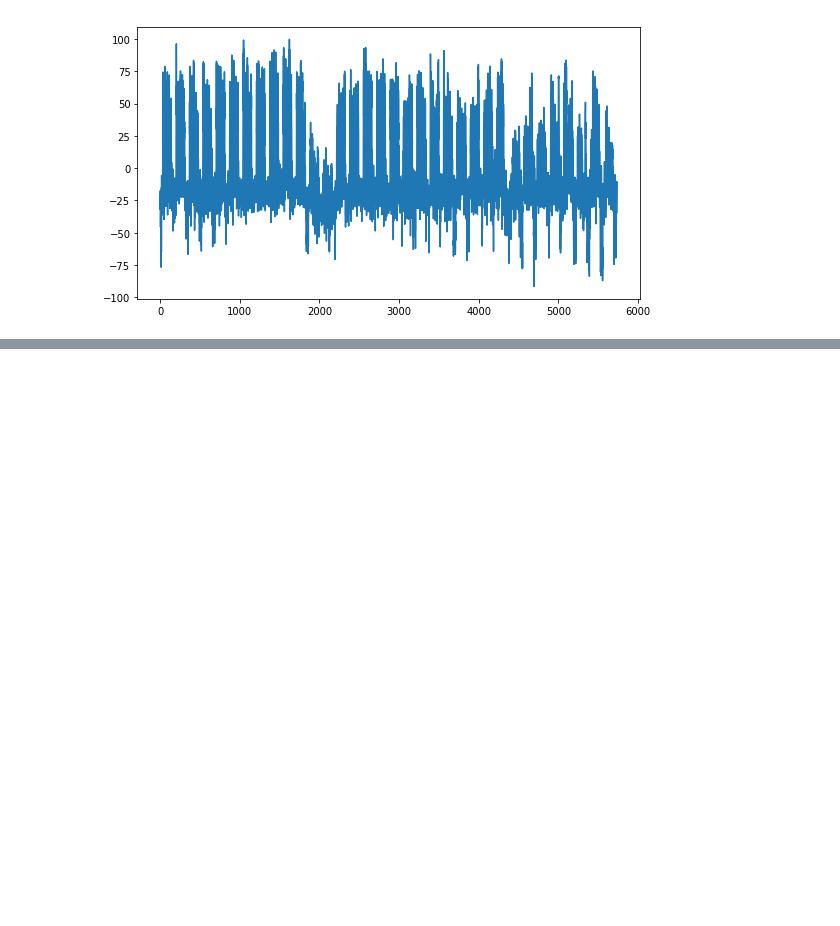
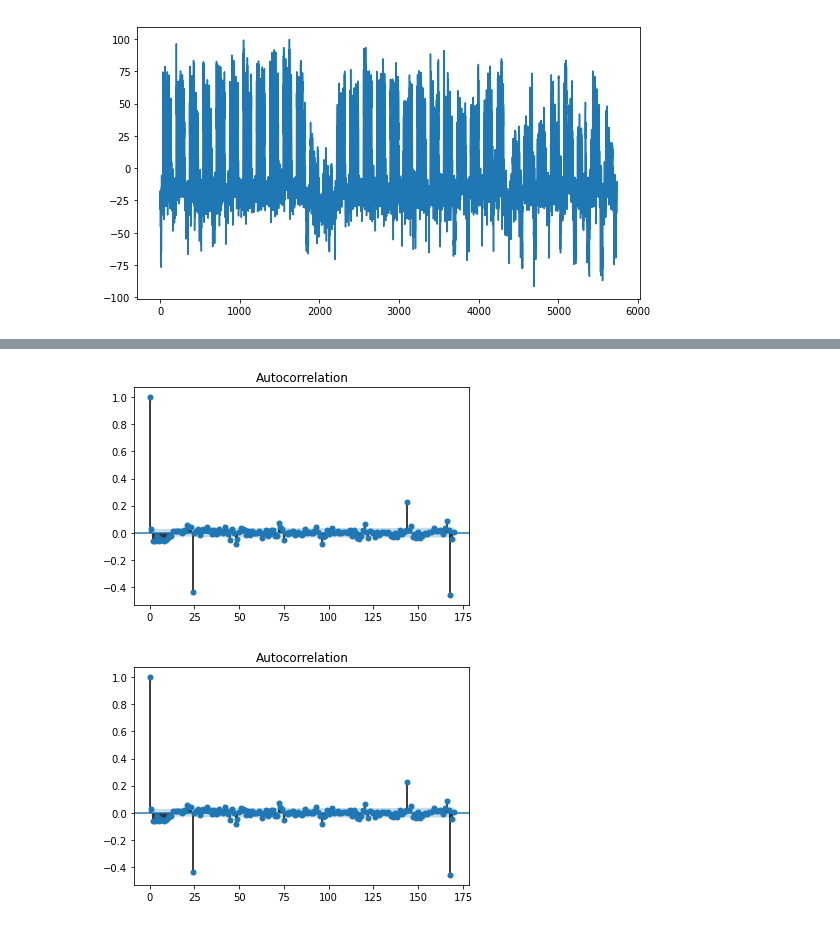
Before and after one commit to joelmfonseca/COM-503, a Jupyter notebook: hw4/hw4.ipynb, the cells around one changed output, grey strips where cells are left out. Drawn from its saved outputs; the diff is of its cells as text; code cells hidden in the pictures; blank space fills up the shorter version.

```diff
--- a/hw4/hw4.ipynb
+++ b/hw4/hw4.ipynb
@@ -154,0 +163,7 @@ plt.plot(model_fit.resid)
+# %%
+tmp = apply_differencing_filters(train, [1,24,168])
+# %%
+plot_acf(tmp, lags=170)
+# %% [output]
+[figure, added]
+[figure, added]
```
Also changed, not shown: parts of 18 cells of this notebook.
